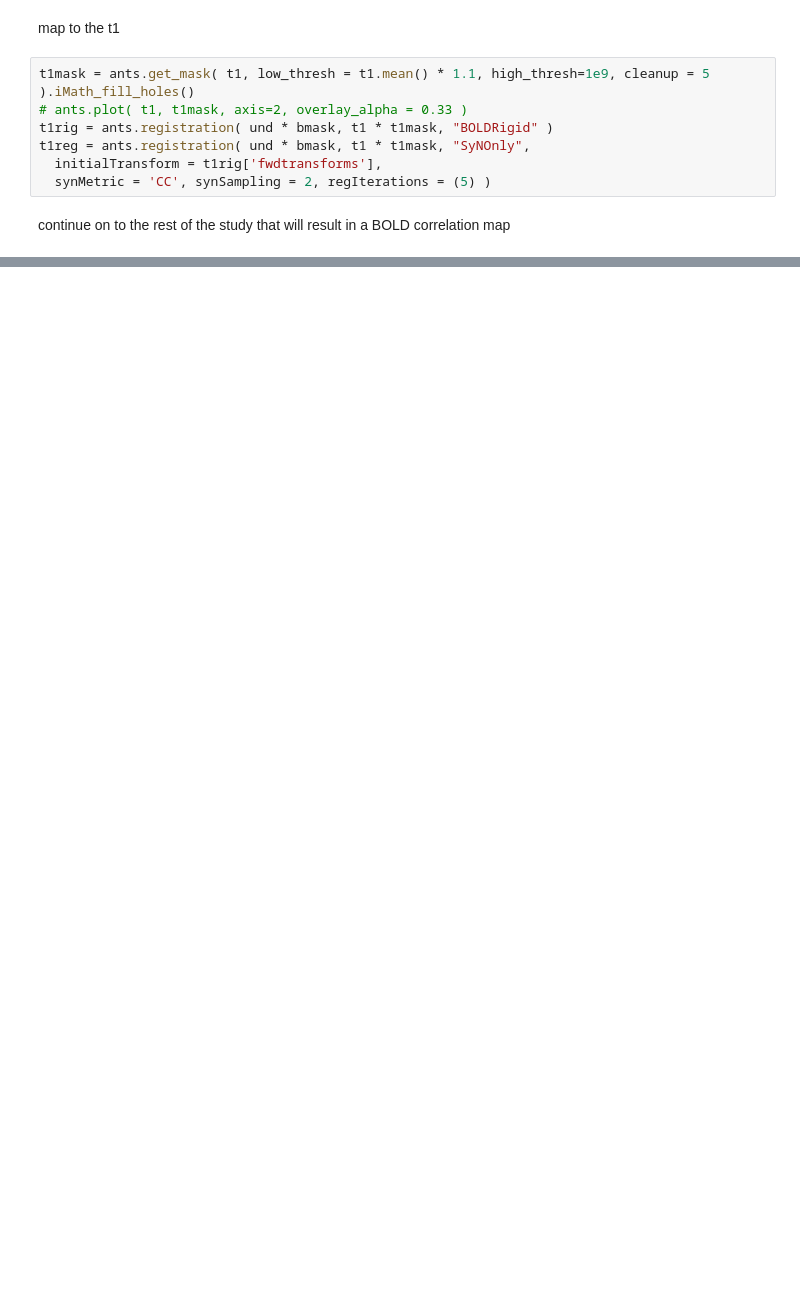
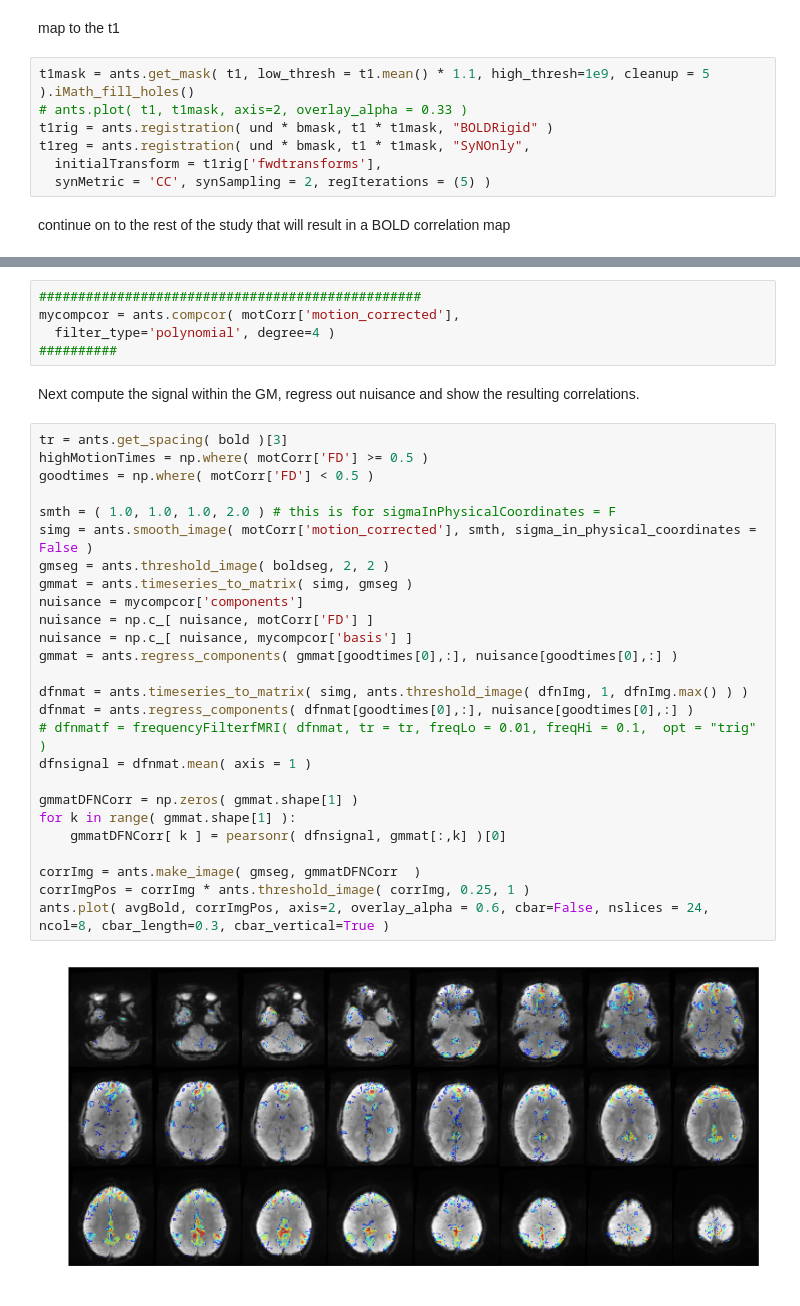
Before and after one commit to stnava/structuralFunctionalJointRegistration, a Jupyter notebook: src/Default Mode Connectivity in ANTsPy.ipynb, the cells around one changed output, grey strips where cells are left out. Drawn from its saved outputs; the diff is of its cells as text; blank space fills up the shorter version.

```diff
--- a/src/Default Mode Connectivity in ANTsPy.ipynb
+++ b/src/Default Mode Connectivity in ANTsPy.ipynb
@@ -150,0 +132,35 @@ ants.plot( avgBold, corrImgPos, axis=2, overlay_alpha = 0.6, cbar=False, nslices
+# %%
+#################################################
+mycompcor = ants.compcor( motCorr['motion_corrected'],
+  filter_type='polynomial', degree=4 )
+##########
+# %% [markdown]
+Next compute the signal within the GM, regress out nuisance and show the resulting correlations.
+# %%
+tr = ants.get_spacing( bold )[3]
+highMotionTimes = np.where( motCorr['FD'] >= 0.5 )
+goodtimes = np.where( motCorr['FD'] < 0.5 )
+
+smth = ( 1.0, 1.0, 1.0, 2.0 ) # this is for sigmaInPhysicalCoordinates = F
+simg = ants.smooth_image( motCorr['motion_corrected'], smth, sigma_in_physical_coordinates = False )
+gmseg = ants.threshold_image( boldseg, 2, 2 )
+gmmat = ants.timeseries_to_matrix( simg, gmseg )
+nuisance = mycompcor['components']
+nuisance = np.c_[ nuisance, motCorr['FD'] ]
+nuisance = np.c_[ nuisance, mycompcor['basis'] ]
+gmmat = ants.regress_components( gmmat[goodtimes[0],:], nuisance[goodtimes[0],:] )
+
+dfnmat = ants.timeseries_to_matrix( simg, ants.threshold_image( dfnImg, 1, dfnImg.max() ) )
+dfnmat = ants.regress_components( dfnmat[goodtimes[0],:], nuisance[goodtimes[0],:] )
+# dfnmatf = frequencyFilterfMRI( dfnmat, tr = tr, freqLo = 0.01, freqHi = 0.1,  opt = "trig" )
+dfnsignal = dfnmat.mean( axis = 1 )
+
+gmmatDFNCorr = np.zeros( gmmat.shape[1] )
+for k in range( gmmat.shape[1] ):
+    gmmatDFNCorr[ k ] = pearsonr( dfnsignal, gmmat[:,k] )[0]
+
+corrImg = ants.make_image( gmseg, gmmatDFNCorr  )
+corrImgPos = corrImg * ants.threshold_image( corrImg, 0.25, 1 )
+ants.plot( avgBold, corrImgPos, axis=2, overlay_alpha = 0.6, cbar=False, nslices = 24, ncol=8, cbar_length=0.3, cbar_vertical=True )
+# %% [output]
+[figure, added]
```
Also changed, not shown: parts of 5 cells of this notebook.
